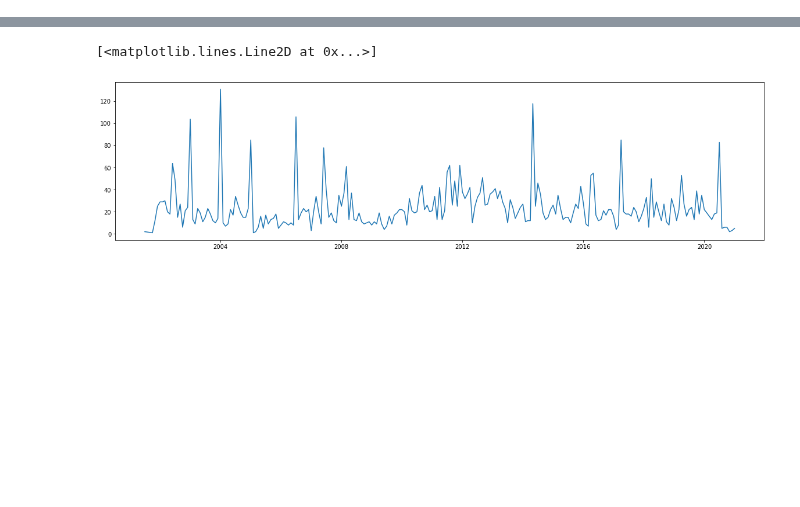
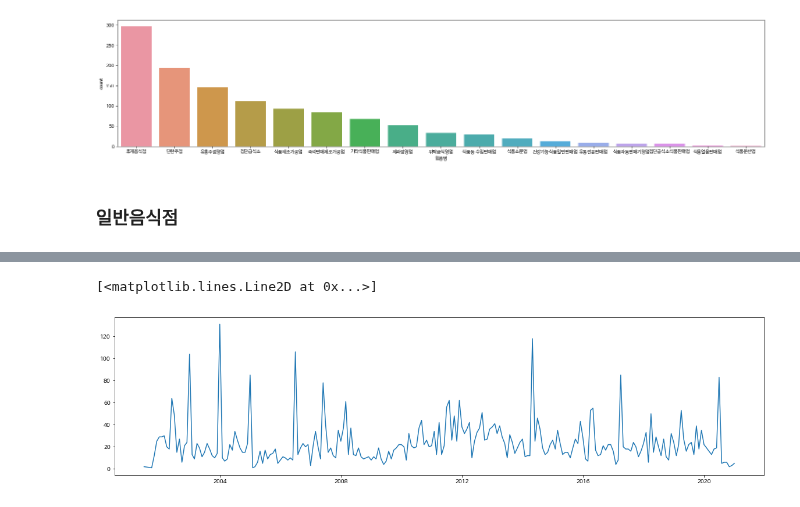
Before and after one commit to HyeJiJUN11/DataAnalysisProgramming, a Jupyter notebook: Project.ipynb, the cells around one changed output, grey strips where cells are left out. Cells and saved outputs as stored; diff of their text form; code cells hidden in the pictures; blank space fills up the shorter version.

```diff
--- a/Project.ipynb
+++ b/Project.ipynb
@@ -26,0 +94,3 @@ data.head()
+# %%
+dfDropRegular = df[df.업종명 !='일반음식점']
+dfDropRegular.head()
@@ -26,0 +104,7 @@ data.head()
+# %%
+plt.rcParams["figure.figsize"] = (25, 5)
+fig = sns.countplot(x ='업종명', data = dfDropRegular, order = dfDropRegular['업종명'].value_counts().index)
+# %% [output]
+[figure, added]
+# %% [markdown]
+### 일반음식점
```
Also changed, not shown: parts of 18 cells of this notebook.
